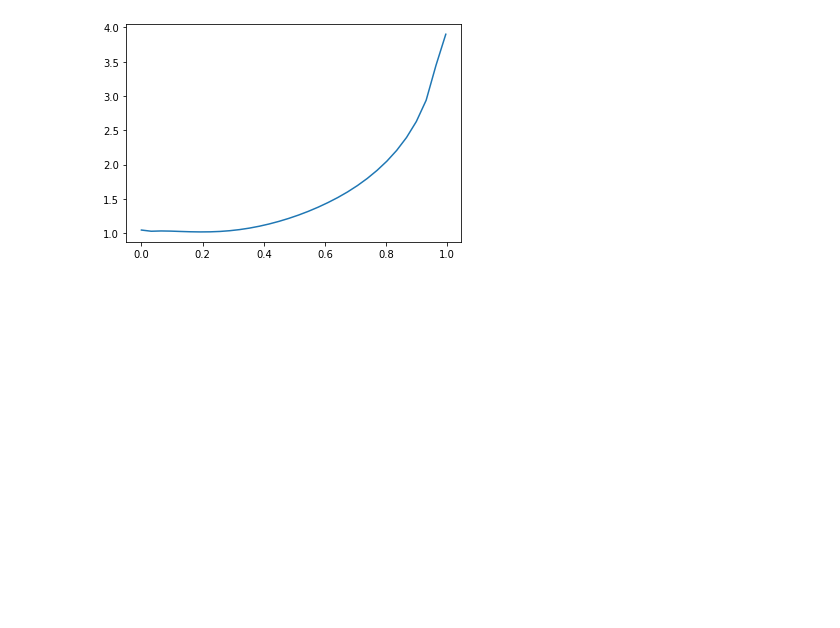
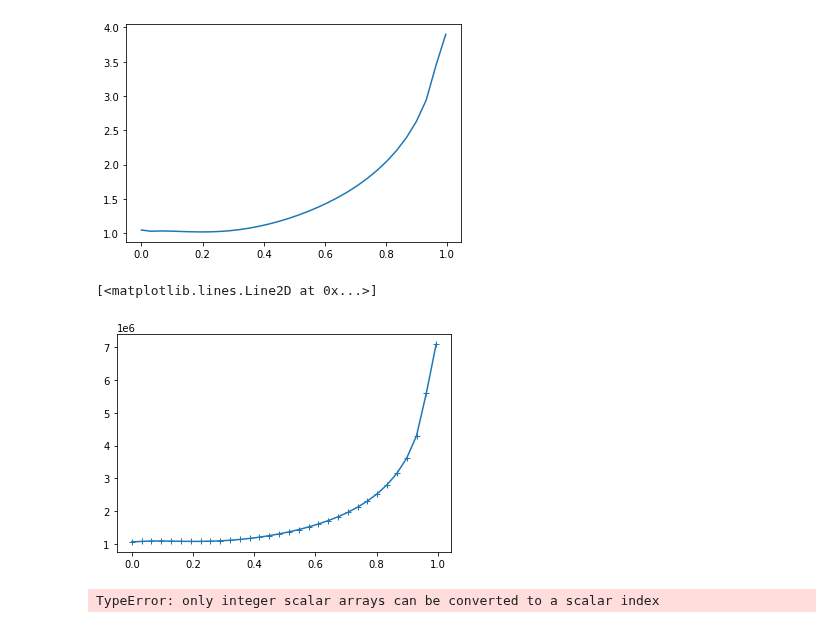
Before and after one commit to fusion-yun/fytok_old, a Jupyter notebook: examples/demo_eq.ipynb, the cells around one changed output. Drawn from its saved outputs; the diff is of its cells as text; code cells hidden in the pictures; blank space fills up the shorter version.

```diff
--- a/examples/demo_eq.ipynb
+++ b/examples/demo_eq.ipynb
@@ -47,3 +69,8 @@ plt.plot(psi_norm, eq.profiles_1d.q())
 # %% [output]
 [<matplotlib.lines.Line2D at 0x...>]
 [figure]
+# %%
+plt.plot(eq.coordinate_system.psi_norm, eq.profiles_1d.plasma_current,"+-")
+# %% [output]
+[<matplotlib.lines.Line2D at 0x...>]
+[figure, added]
@@ -49,0 +79,4 @@ plt.plot(psi_norm, eq.profiles_1d.q())
+# %%
+np.concatenate([1], d[1:])
+# %% [output]
+TypeError: only integer scalar arrays can be converted to a scalar index
```
Also changed, not shown: parts of 10 cells of this notebook, 1 other file.
